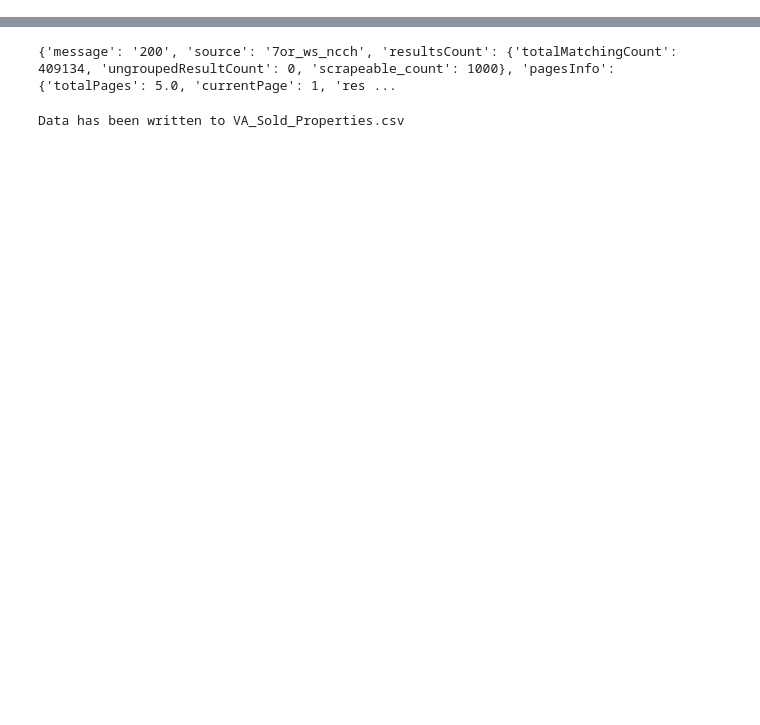
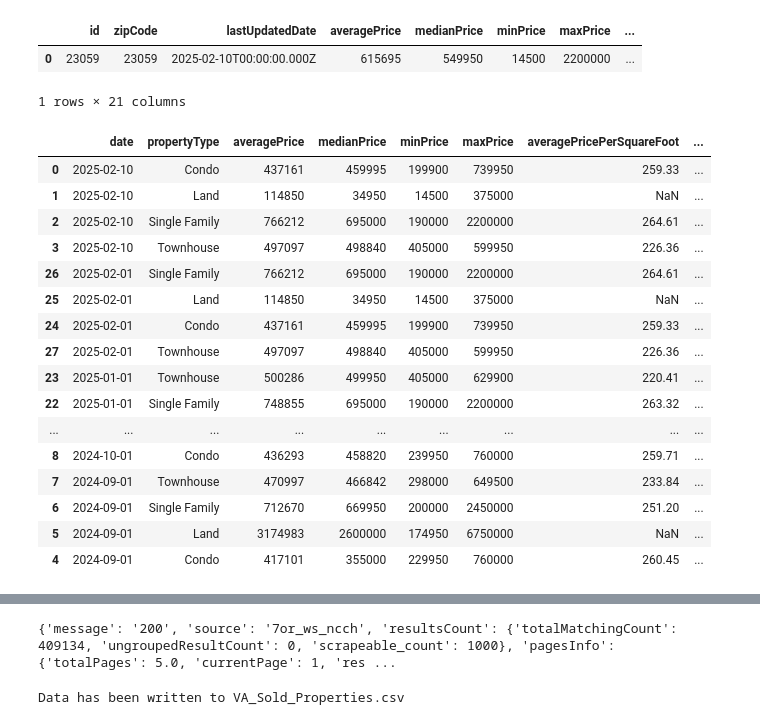
Before and after one commit to dangwam/RealEstateAnalysis, a Jupyter notebook: sandbox/real_estate_analysis.ipynb, the cells around one changed output, grey strips where cells are left out. Cells and saved outputs as stored; diff of their text form; code cells hidden in the pictures; blank space fills up the shorter version.

```diff
--- a/sandbox/real_estate_analysis.ipynb
+++ b/sandbox/real_estate_analysis.ipynb
@@ -18,0 +90,76 @@ params = {
+# %%
+# 1️⃣ Extracting Aggregate Data
+# 1️⃣ Extracting Aggregate Data (Now Includes SaleData Metrics)
+data = loaded_data
+df_aggregate = pd.DataFrame([{
+    "id": data["id"],
+    "zipCode": data["zipCode"],
+    "lastUpdatedDate": data["saleData"]["lastUpdatedDate"],
+    "averagePrice": data["saleData"]["averagePrice"],
+    "medianPrice": data["saleData"]["medianPrice"],
+    "minPrice": data["saleData"]["minPrice"],
+    "maxPrice": data["saleData"]["maxPrice"],
+    "averagePricePerSquareFoot": data["saleData"]["averagePricePerSquareFoot"],
+    "medianPricePerSquareFoot": data["saleData"]["medianPricePerSquareFoot"],
+    "minPricePerSquareFoot": data["saleData"]["minPricePerSquareFoot"],
+    "maxPricePerSquareFoot": data["saleData"]["maxPricePerSquareFoot"],
+    "averageSquareFootage": data["saleData"]["averageSquareFootage"],
+    "medianSquareFootage": data["saleData"]["medianSquareFootage"],
+    "minSquareFootage": data["saleData"]["minSquareFootage"],
+    "maxSquareFootage": data["saleData"]["maxSquareFootage"],
+    "averageDaysOnMarket": data["saleData"]["averageDaysOnMarket"],
+    "medianDaysOnMarket": data["saleData"]["medianDaysOnMarket"],
+    "minDaysOnMarket": data["saleData"]["minDaysOnMarket"],
+    "maxDaysOnMarket": data["saleData"]["maxDaysOnMarket"],
+    "newListings": data["saleData"]["newListings"],
+    "totalListings": data["saleData"]["totalListings"]
+}])
+df_aggregate
+# %% [output]
+|  | id | zipCode | lastUpdatedDate | averagePrice | medianPrice | minPrice | maxPrice | ... |
+| 0 | 23059 | 23059 | 2025-02-10T00:00:00.000Z | 615695 | 549950 | 14500 | 2200000 | ... |
+1 rows × 21 columns
+# %%
+# 2️⃣ Extracting Property Type Data
+property_rows = []
+
+# Add the latest saleData first
+last_updated = data["saleData"]["lastUpdatedDate"][:10]  # Extract YYYY-MM-DD
+for item in data["saleData"]["dataByPropertyType"]:
+    item["date"] = last_updated
+    property_rows.append(item)
+
+# Add historical property data
+for date, history_data in data["saleData"]["history"].items():
+    for item in history_data["dataByPropertyType"]:
+        item["date"] = history_data["date"][:10]  # Extract YYYY-MM-DD
+        property_rows.append(item)
+
+# Convert to DataFrame
+df_property_types = pd.DataFrame(property_rows)
+
+# Convert `date` column to datetime format and sort by date (latest first)
+df_property_types["date"] = pd.to_datetime(df_property_types["date"])
+df_property_types = df_property_types.sort_values(by="date", ascending=False)
+
+# Reorder columns to make `date` the first column
+df_property_types = df_property_types[['date'] + [col for col in df_property_types.columns if col != 'date']]
+df_property_types
+# %% [output]
+|  | date | propertyType | averagePrice | medianPrice | minPrice | maxPrice | averagePricePerSquareFoot | ... |
+| 0 | 2025-02-10 | Condo | 437161 | 459995 | 199900 | 739950 | 259.33 | ... |
+| 1 | 2025-02-10 | Land | 114850 | 34950 | 14500 | 375000 | NaN | ... |
+| 2 | 2025-02-10 | Single Family | 766212 | 695000 | 190000 | 2200000 | 264.61 | ... |
+| 3 | 2025-02-10 | Townhouse | 497097 | 498840 | 405000 | 599950 | 226.36 | ... |
+| 26 | 2025-02-01 | Single Family | 766212 | 695000 | 190000 | 2200000 | 264.61 | ... |
+| 25 | 2025-02-01 | Land | 114850 | 34950 | 14500 | 375000 | NaN | ... |
+| 24 | 2025-02-01 | Condo | 437161 | 459995 | 199900 | 739950 | 259.33 | ... |
+| 27 | 2025-02-01 | Townhouse | 497097 | 498840 | 405000 | 599950 | 226.36 | ... |
+| 23 | 2025-01-01 | Townhouse | 500286 | 499950 | 405000 | 629900 | 220.41 | ... |
+| 22 | 2025-01-01 | Single Family | 748855 | 695000 | 190000 | 2200000 | 263.32 | ... |
+| ... | ... | ... | ... | ... | ... | ... | ... | ... |
+| 8 | 2024-10-01 | Condo | 436293 | 458820 | 239950 | 760000 | 259.71 | ... |
+| 7 | 2024-09-01 | Townhouse | 470997 | 466842 | 298000 | 649500 | 233.84 | ... |
+| 6 | 2024-09-01 | Single Family | 712670 | 669950 | 200000 | 2450000 | 251.20 | ... |
+| 5 | 2024-09-01 | Land | 3174983 | 2600000 | 174950 | 6750000 | NaN | ... |
+| 4 | 2024-09-01 | Condo | 417101 | 355000 | 229950 | 760000 | 260.45 | ... |
```
Also changed, not shown: parts of 16 cells of this notebook, 28 other files.
